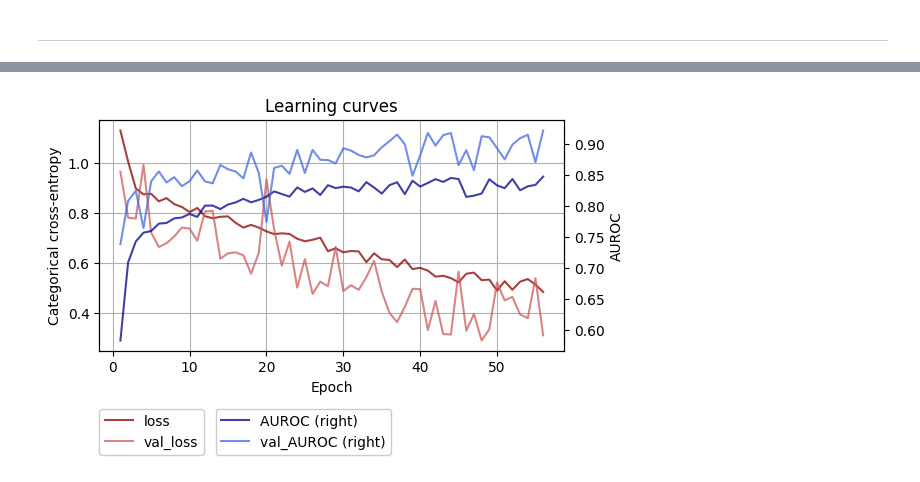
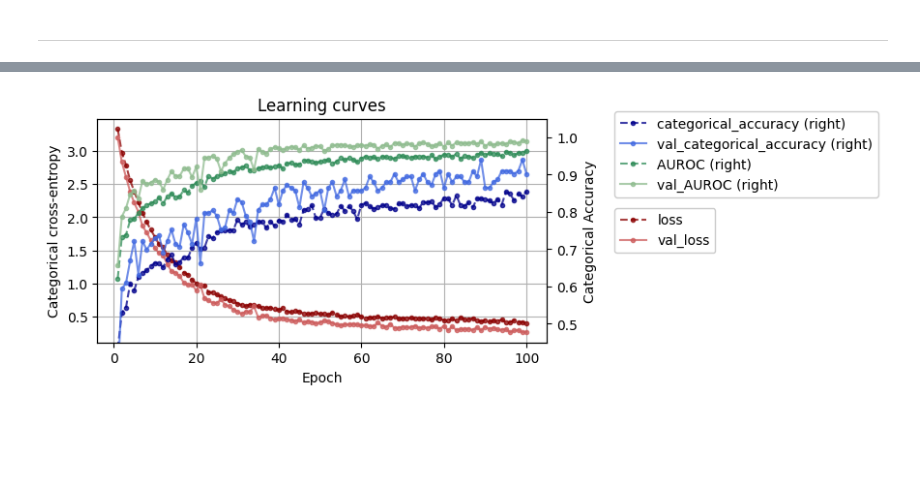
Before and after one commit to iryna-savchuk/DL_project, a Jupyter notebook: 4.model_hyper_search.ipynb, the cells around one changed output, grey strips where cells are left out. Drawn from its saved outputs; the diff is of its cells as text; code cells hidden in the pictures; blank space fills up the shorter version.

```diff
--- a/4.model_hyper_search.ipynb
+++ b/4.model_hyper_search.ipynb
@@ -120,11 +315,12 @@ def model_builder2(hp):
 # %%
-tuner2 = kt.Hyperband(
-    model_builder2,
+tuner = kt.Hyperband(
+    model_builder_cnn2,
     objective='val_categorical_accuracy',
     max_epochs=100,
     factor=3,
-    directory='DL_project2',
-    project_name='DL_project2')
+    directory='AlexNet_128',
+    project_name='AlexNet_128',
+    overwrite=True)
 # %%
 stop_early = EarlyStopping(monitor='val_categorical_accuracy', patience=10)
 # %%
@@ -138,3 +334,3 @@ Total elapsed time: 00h 46m 00s
 # %%
-best_hps2=tuner2.get_best_hyperparameters(num_trials=1)[0]
+best_hps=tuner.get_best_hyperparameters(num_trials=1)[0]
 # %%
@@ -188,9 +385,9 @@ best_epoch2
 # %%
 stop_early_final = EarlyStopping(monitor='val_categorical_accuracy', patience=15)
 # %%
-hypermodel2 = tuner2.hypermodel.build(best_hps2)
+hypermodel = tuner.hypermodel.build(best_hps)
 
 # Retrain the model
-history = hypermodel2.fit(ds_train, epochs=100, validation_data=ds_validation, callbacks=[stop_early_final])
+history = hypermodel.fit(ds_train, epochs=100, validation_data=ds_validation, callbacks=[stop_early_final])
 # %% [output]
 Epoch 1/100
@@ -213,18 +410,21 @@ Epoch 56/100
 # %%
 df_hist = pd.DataFrame.from_dict(history.history)
 df_hist["Epoch"] = np.arange(1, len(df_hist) + 1, 1)
 # Plot learning curves
-secondary_y = ["AUROC", "val_AUROC"] # ["accuracy", "val_accuracy"]
+secondary_y = ["categorical_accuracy", "val_categorical_accuracy", "AUROC", "val_AUROC"]
 ax = df_hist.plot(x="Epoch", y=['loss', 'val_loss'] + secondary_y,
                   secondary_y = secondary_y,
                   kind="line", figsize=(6, 3), grid=True, legend=True,
                   ylabel="Categorical cross-entropy",
                   xlabel="Epoch", title="Learning curves",
-                  color=['darkred', 'indianred', "darkblue", "royalblue"], alpha=0.75, fontsize=10)
-ax.right_ax.set_ylabel("AUROC")
-ax.right_ax.legend(loc=(0.25, -0.45), framealpha=1.0)
-ax.legend(loc=(0, -0.45), framealpha=1.0)
+                  style=[".--", ".-"]*3,
+                  color=['darkred', 'indianred', "darkblue", "royalblue", "seagreen", "darkseagreen"],
+                         alpha=0.75, fontsize=10)
+ax.right_ax.set_ylabel("Categorical Accuracy")
+ax.right_ax.legend(loc=(1.15, 0.65), framealpha=1.0)
+ax.right_ax.set_ylim(0.45, 1.05)
+ax.legend(loc=(1.15, 0.40), framealpha=1.0)
 plt.show()
 # %% [output]
-[figure, old version]
+[figure, new version]
 # %%
```
Also changed, not shown: parts of 58 cells of this notebook.
